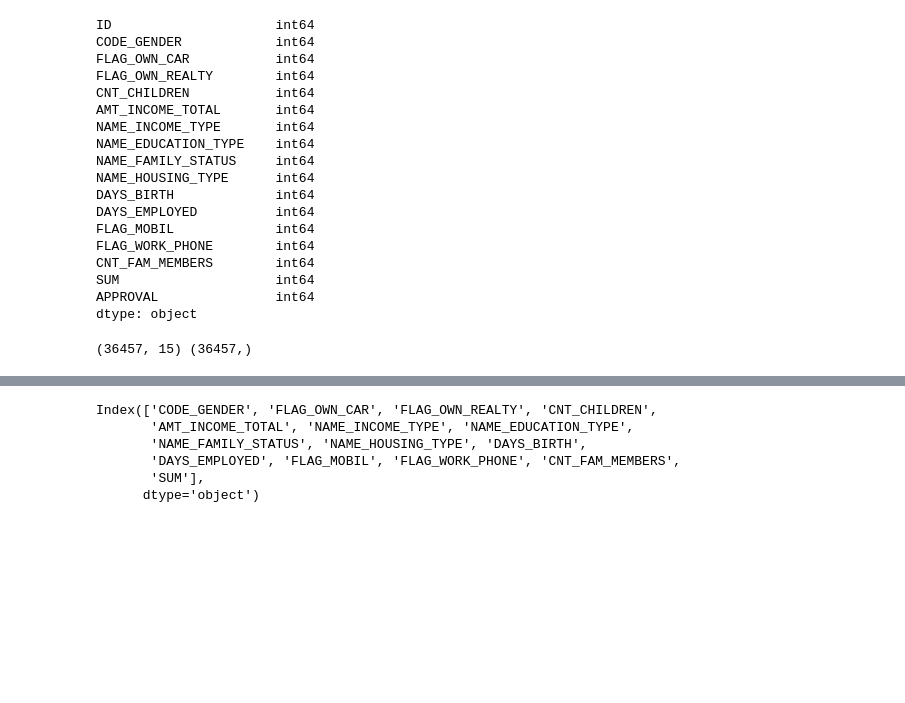
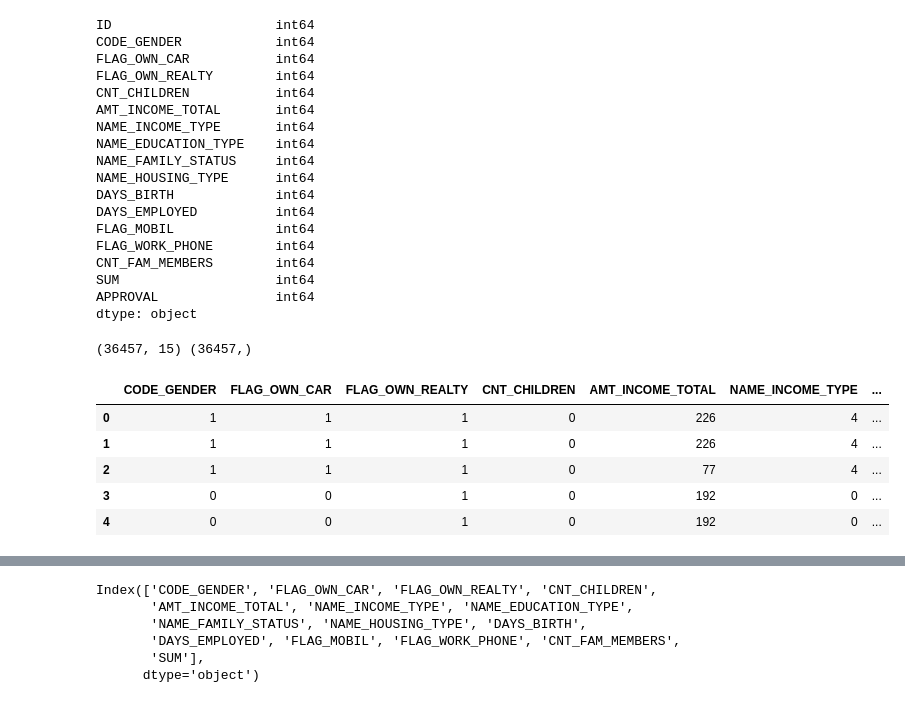
Before and after one commit to jinahporter/project3, a Jupyter notebook: LF Model-2.ipynb, the cells around one changed output, grey strips where cells are left out. Cells and saved outputs as stored; diff of their text form; code cells hidden in the pictures; blank space fills up the shorter version.

```diff
--- a/LF Model-2.ipynb
+++ b/LF Model-2.ipynb
@@ -262,5 +340,14 @@ y = combined_df["APPROVAL"]
 print(X.shape, y.shape)
 # %% [output]
 (36457, 15) (36457,)
+# %%
+X.head()
+# %% [output]
+|  | CODE_GENDER | FLAG_OWN_CAR | FLAG_OWN_REALTY | CNT_CHILDREN | AMT_INCOME_TOTAL | NAME_INCOME_TYPE | ... |
+| 0 | 1 | 1 | 1 | 0 | 226 | 4 | ... |
+| 1 | 1 | 1 | 1 | 0 | 226 | 4 | ... |
+| 2 | 1 | 1 | 1 | 0 | 77 | 4 | ... |
+| 3 | 0 | 0 | 1 | 0 | 192 | 0 | ... |
+| 4 | 0 | 0 | 1 | 0 | 192 | 0 | ... |
 # %%
 # Split our data into training and testing
```
Also changed, not shown: parts of 21 cells of this notebook, 4 other files.
